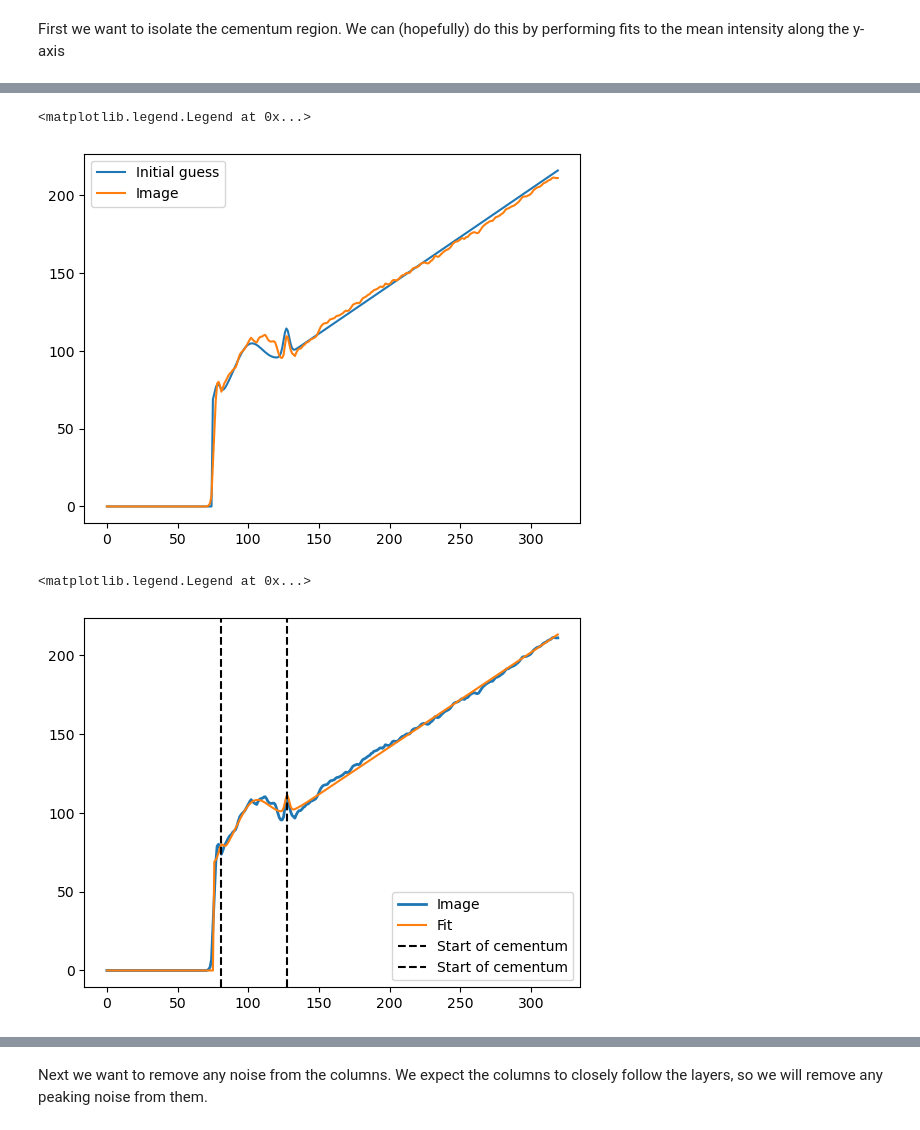
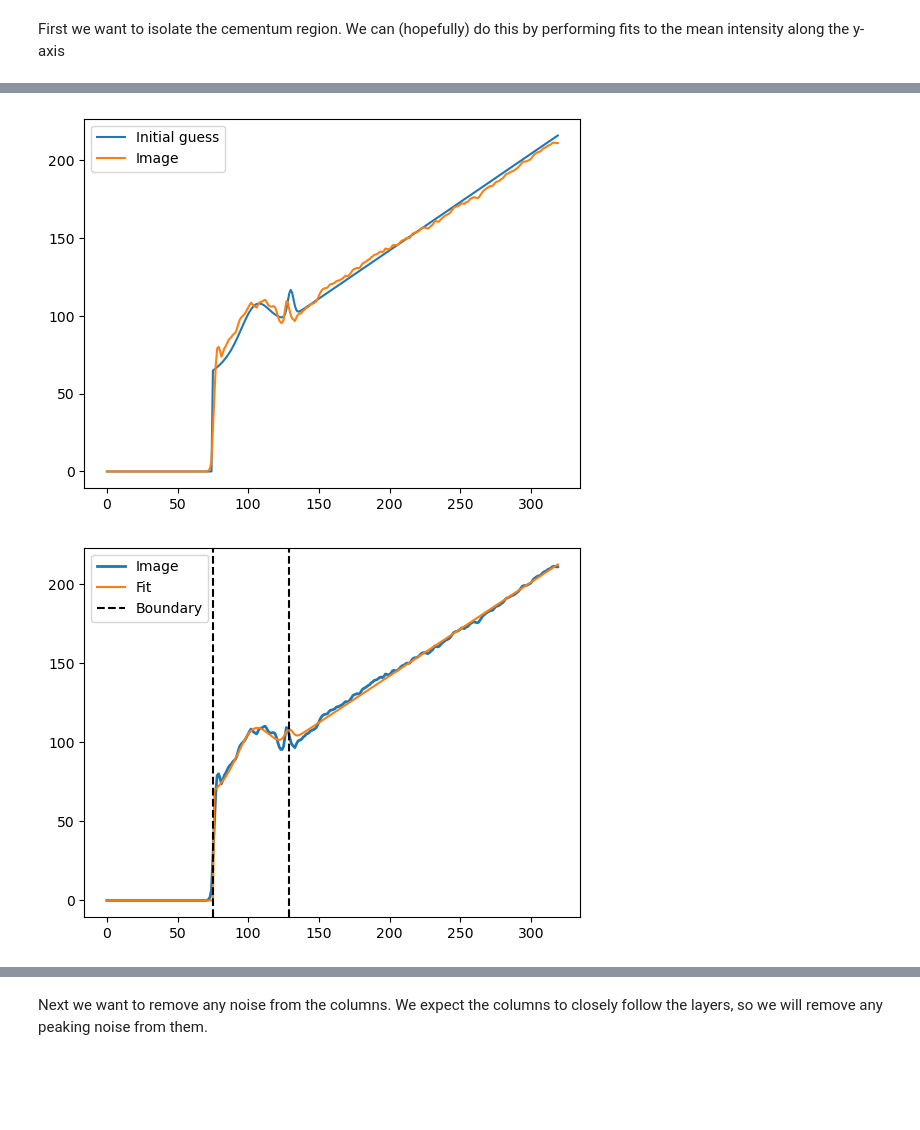
Before and after one commit to JGIBristol/cementum_imaging, a Jupyter notebook: isolate_increments.ipynb, the cells around one changed output, grey strips where cells are left out. Cells and saved outputs as stored; diff of their text form; code cells hidden in the pictures; blank space fills up the shorter version.

```diff
--- a/isolate_increments.ipynb
+++ b/isolate_increments.ipynb
@@ -55,42 +56,44 @@ There will be a constant, a wide Gaussian for the inside of the cementum region,
 """
 from scipy.stats import norm
 
-from cementum import fit_cementum_extra_peak
+from cementum import fit_cementum_extra_peak, fit_cementum
 
 # Just plot it for now so we can see what it looks like
 x = np.arange(image.shape[0])
 
-initial_guess = [75, 18, 50, 3, 2, 600, 22, 10, 85, 27, 2, 0.62]
+# initial_guess = [75, 18, 50, 3, 2, 600, 22, 10, 85, 27, 2, 0.62]
+initial_guess = [75, 18, 600, 30, 10, 85, 25, 2, 0.62]
 
-y = fit_cementum_extra_peak.fit_fcn(x, *initial_guess)
+y = fit_cementum.fit_fcn(x, *initial_guess)
 
 plt.plot(x, y, label="Initial guess")
 plt.plot(x, np.mean(image, axis=0), label="Image")
 
 plt.legend()
+plt.savefig("img/fit_fcn.png")
 # %% [output]
-<matplotlib.legend.Legend at 0x...>
-[figure, old version]
+[figure, new version]
 # %%
 """
 Fit to the mean intensity across the rows
 
 """
-popt = fit_cementum_extra_peak._fit_curve(x, np.mean(image, axis=0), initial_guess)
+popt = fit_cementum._fit_curve(x, np.mean(image, axis=0), initial_guess)
 
 plt.plot(x, np.mean(image, axis=0), label="Image", linewidth=2)
-plt.plot(x, fit_cementum_extra_peak.fit_fcn(x, *popt), label="Fit")
+plt.plot(x, fit_cementum.fit_fcn(x, *popt), label="Fit", linewidth=1.5)
 
-a, d1, d2, d3 = [popt[i] for i in [0, 3, 6, 9]]
-start, end = a + d1, a + d1 + d2 + d3
+a, d1, d2 = [popt[i] for i in [0, 3, 6]]
+start, end = a, a + d1 + d2
 
-plt.axvline(start, color="k", linestyle="--", label="Start of cementum")
-plt.axvline(end, color="k", linestyle="--", label="Start of cementum")
+plt.axvline(start, color="k", linestyle="--", label="Boundary")
+plt.axvline(end, color="k", linestyle="--")
 
 plt.legend()
+
+plt.savefig("img/one_image_fit.png")
 # %% [output]
-<matplotlib.legend.Legend at 0x...>
-[figure, old version]
+[figure, new version]
 # %%
 """
 Show the fitted edges on the image
```
Also changed, not shown: parts of 3 cells of this notebook, 2 other files.
